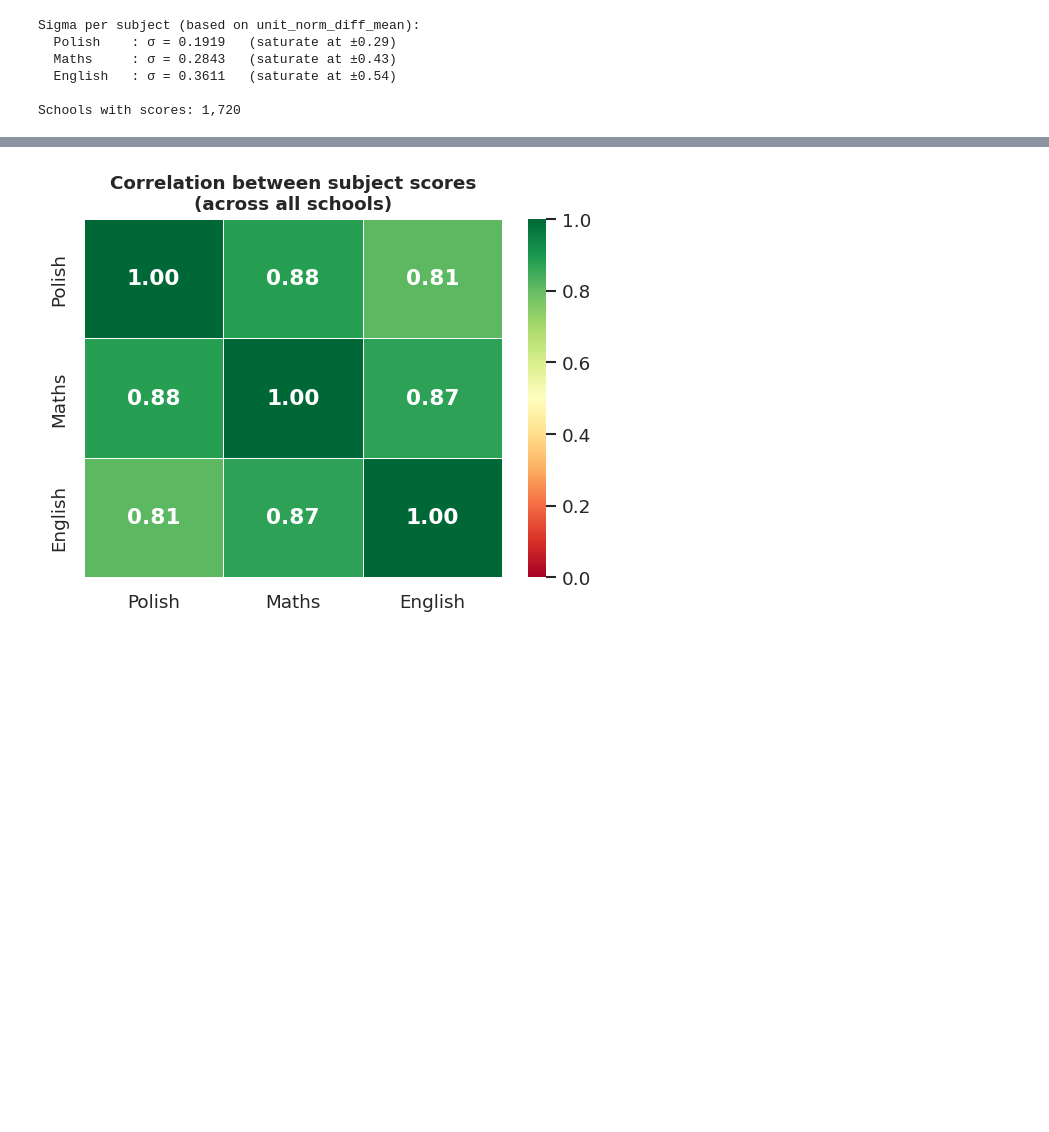
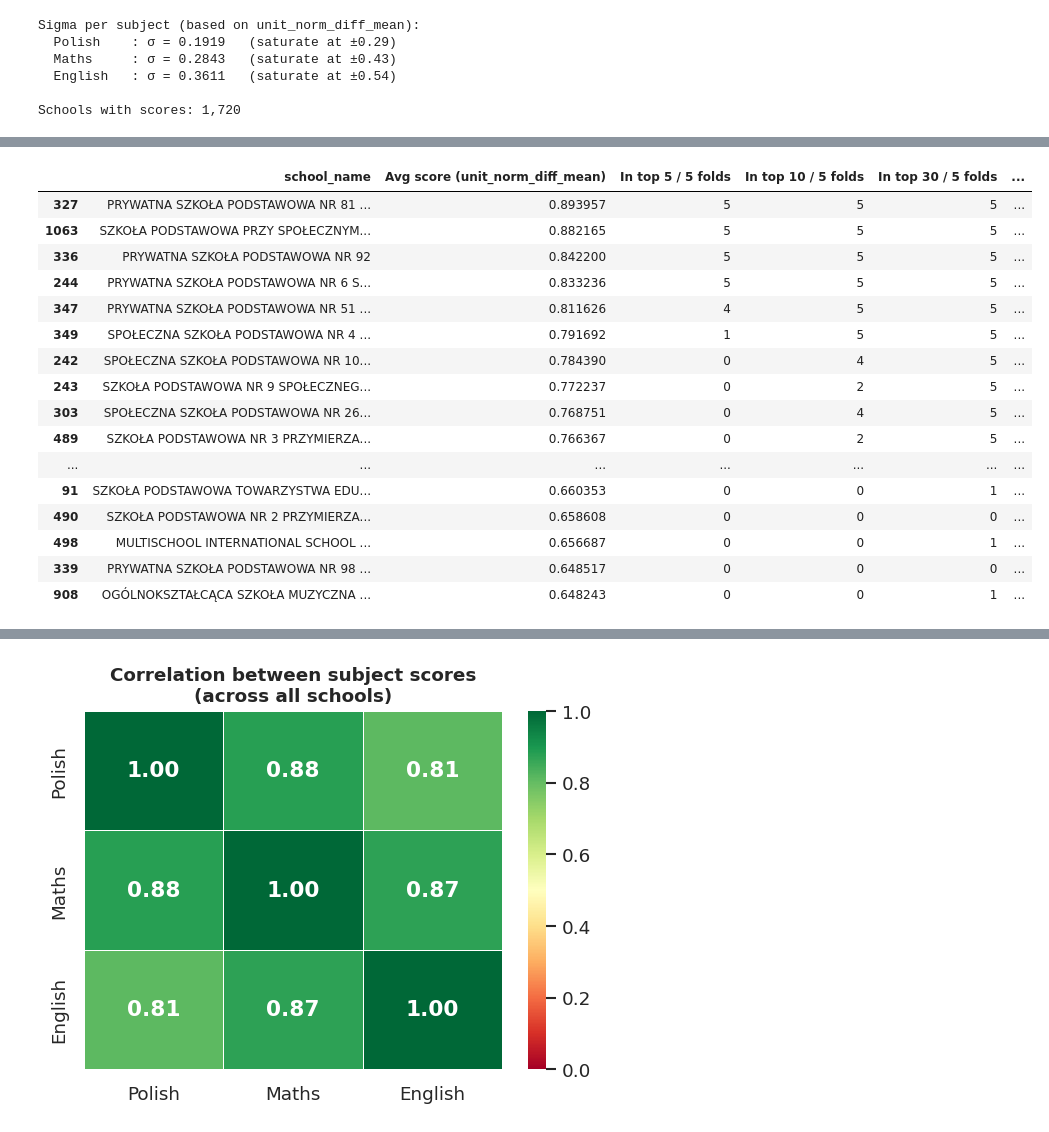
Before and after one commit to herbakamil/compare-primary-schools-mazowieckie, a Jupyter notebook: notebooks/how_to_measure_school_quality.ipynb, the cells around one changed output, grey strips where cells are left out. Drawn from its saved outputs; the diff is of its cells as text; code cells hidden in the pictures; blank space fills up the shorter version.

```diff
--- a/notebooks/how_to_measure_school_quality.ipynb
+++ b/notebooks/how_to_measure_school_quality.ipynb
@@ -2530,0 +2377,77 @@ Schools consistently in the top (Maths, schools with 5 years of data):
+# %%
+# Jackknife stability of school ranking using the primary metric (unit_norm_diff_mean)
+# Restricted to schools with data in every dataset year, so fold populations are identical.
+TOP_N_LIST = [5, 10, 30, 50]
+
+subject_code = 'matematyka'  # shown for Maths; pattern is similar for other subjects
+
+df_all_years = df[df['rspo'].isin(rspo_all_years)]
+
+
+def loo_scores(rspo_grp_iter, subject_code: str) -> dict:
+    """Return {rspo: [score_loo_0, score_loo_1, ...]} for all schools
+    using weighted mean of unit_norm_diff_mean across LOO folds."""
+    result = {}
+    for rspo, grp in rspo_grp_iter:
+        grp = grp.sort_values('year').reset_index(drop=True)
+        n_vals = grp[f'n_{subject_code}'].values
+        m_vals = grp[f'unit_norm_diff_mean_{subject_code}'].values
+        if np.any(np.isnan(n_vals)) or np.any(np.isnan(m_vals)):
+            continue
+        year_count = len(grp)
+        loos = []
+        for fold_index in range(year_count):
+            mask = np.ones(year_count, dtype=bool); mask[fold_index] = False
+            students_subset = n_vals[mask]; total_students = students_subset.sum()
+            if total_students == 0:
+                continue
+            loos.append((students_subset * m_vals[mask]).sum() / total_students)
+        if loos:
+            result[rspo] = loos
+    return result
+
+
+loo_vals = loo_scores(df_all_years.groupby('rspo'), subject_code)
+n_folds = len(ALL_YEARS)
+
+fold_matrix = pd.DataFrame(
+    {rspo: {f: values[f] if f < len(values) else np.nan for f in range(n_folds)}
+     for rspo, values in loo_vals.items()}
+).T  # rows=schools, cols=folds
+
+consistency_rows = []
+name_lu = df_all_years.groupby('rspo')['school_name'].first()
+
+for rspo in fold_matrix.index:
+    row = {'rspo': rspo, 'school_name': name_lu.get(rspo, '?')}
+    full_score = fold_matrix.loc[rspo].mean()  # mean across LOO folds ≈ full score
+    row['mean_score'] = full_score
+    for top_n in TOP_N_LIST:
+        count_in_top = 0
+        for fold in range(n_folds):
+            fold_scores_in_fold = fold_matrix[fold].dropna()
+            rank = (fold_scores_in_fold > fold_matrix.loc[rspo, fold]).sum() + 1
+            if rank <= top_n:
+                count_in_top += 1
+        row[f'in_top_{top_n}_of_{n_folds}'] = count_in_top
+    consistency_rows.append(row)
+
+consistency = pd.DataFrame(consistency_rows).sort_values('mean_score', ascending=False)
+
+print(f'Schools consistently in the top (Maths, all dataset years): {len(consistency)} schools')
+display(
+    consistency.head(40)[[
+        'school_name', 'mean_score',
+        f'in_top_5_of_{n_folds}', f'in_top_10_of_{n_folds}',
+        f'in_top_30_of_{n_folds}', f'in_top_50_of_{n_folds}',
+    ]].rename(columns={
+        'mean_score':                'Avg score (unit_norm_diff_mean)',
+        f'in_top_5_of_{n_folds}':   f'In top 5 / {n_folds} folds',
+        f'in_top_10_of_{n_folds}':  f'In top 10 / {n_folds} folds',
+        f'in_top_30_of_{n_folds}':  f'In top 30 / {n_folds} folds',
+        f'in_top_50_of_{n_folds}':  f'In top 50 / {n_folds} folds',
+    }).style.set_uuid('top_schools_table').background_gradient(
+        cmap='Greens', subset=[f'In top 5 / {n_folds} folds', f'In top 10 / {n_folds} folds']
+    )
+)
+# %% [output]
@@ -2531 +2455,18 @@ Schools consistently in the top (Maths, schools with 5 years of data):
+|  | school_name | Avg score (unit_norm_diff_mean) | In top 5 / 5 folds | In top 10 / 5 folds | In top 30 / 5 folds | ... |
+| 327 | PRYWATNA SZKOŁA PODSTAWOWA NR 81 ... | 0.893957 | 5 | 5 | 5 | ... |
+| 1063 | SZKOŁA PODSTAWOWA PRZY SPOŁECZNYM... | 0.882165 | 5 | 5 | 5 | ... |
+| 336 | PRYWATNA SZKOŁA PODSTAWOWA NR 92 | 0.842200 | 5 | 5 | 5 | ... |
+| 244 | PRYWATNA SZKOŁA PODSTAWOWA NR 6 S... | 0.833236 | 5 | 5 | 5 | ... |
+| 347 | PRYWATNA SZKOŁA PODSTAWOWA NR 51 ... | 0.811626 | 4 | 5 | 5 | ... |
+| 349 | SPOŁECZNA SZKOŁA PODSTAWOWA NR 4 ... | 0.791692 | 1 | 5 | 5 | ... |
+| 242 | SPOŁECZNA SZKOŁA PODSTAWOWA NR 10... | 0.784390 | 0 | 4 | 5 | ... |
+| 243 | SZKOŁA PODSTAWOWA NR 9 SPOŁECZNEG... | 0.772237 | 0 | 2 | 5 | ... |
+| 303 | SPOŁECZNA SZKOŁA PODSTAWOWA NR 26... | 0.768751 | 0 | 4 | 5 | ... |
+| 489 | SZKOŁA PODSTAWOWA NR 3 PRZYMIERZA... | 0.766367 | 0 | 2 | 5 | ... |
+| ... | ... | ... | ... | ... | ... | ... |
+| 91 | SZKOŁA PODSTAWOWA TOWARZYSTWA EDU... | 0.660353 | 0 | 0 | 1 | ... |
+| 490 | SZKOŁA PODSTAWOWA NR 2 PRZYMIERZA... | 0.658608 | 0 | 0 | 0 | ... |
+| 498 | MULTISCHOOL INTERNATIONAL SCHOOL ... | 0.656687 | 0 | 0 | 1 | ... |
+| 339 | PRYWATNA SZKOŁA PODSTAWOWA NR 98 ... | 0.648517 | 0 | 0 | 0 | ... |
+| 908 | OGÓLNOKSZTAŁCĄCA SZKOŁA MUZYCZNA ... | 0.648243 | 0 | 0 | 1 | ... |
 # %% [markdown]
```
Also changed, not shown: parts of 20 cells of this notebook.
